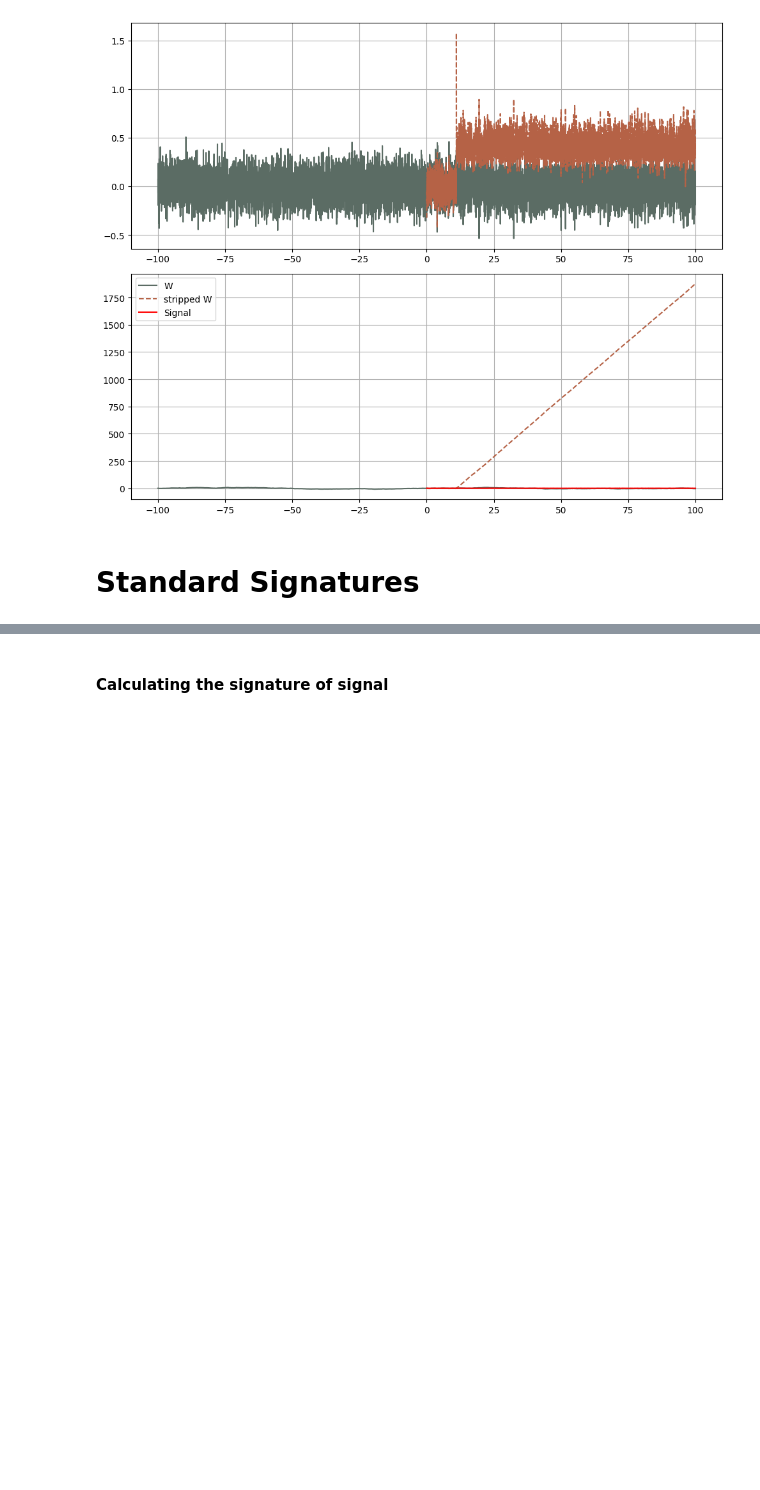
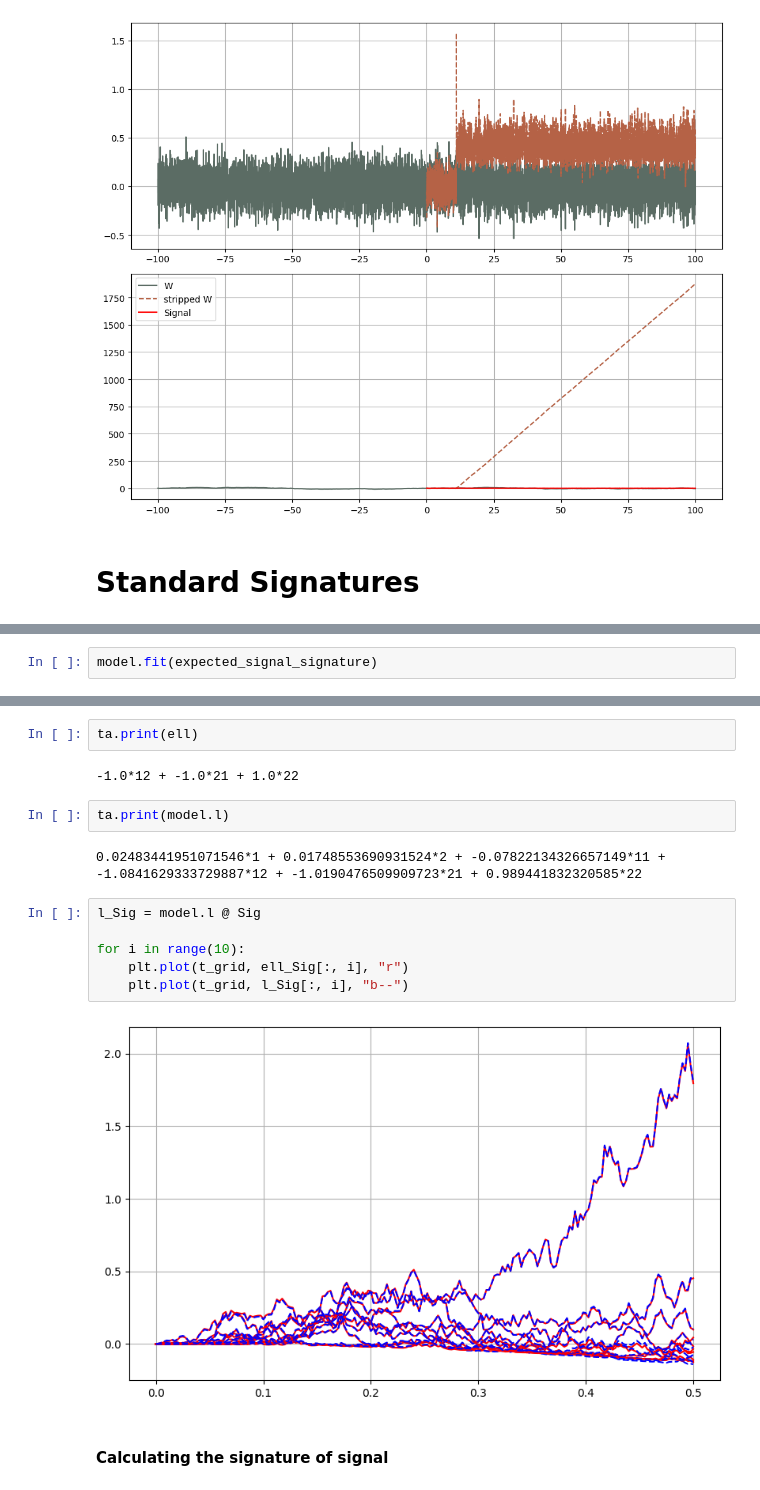
Before and after one commit to MrG1raffe/signature, a Jupyter notebook: notebooks/SignalSignature.ipynb, the cells around one changed output, grey strips where cells are left out. Saved outputs shown, nothing was run; the diff lists cells and outputs as text; blank space fills up the shorter version.

```diff
--- a/notebooks/SignalSignature.ipynb
+++ b/notebooks/SignalSignature.ipynb
@@ -240,0 +249,2 @@ plt.legend()
+# %%
+model.fit(expected_signal_signature)
@@ -241,3 +269,19 @@ plt.legend()
+# %%
+ta.print(ell)
+# %% [output]
+-1.0*12 + -1.0*21 + 1.0*22
+# %%
+ta.print(model.l)
+# %% [output]
+0.02483441951071546*1 + 0.01748553690931524*2 + -0.07822134326657149*11 + -1.0841629333729887*12 + -1.0190476509909723*21 + 0.989441832320585*22
+# %%
+l_Sig = model.l @ Sig
+
+for i in range(10):
+    plt.plot(t_grid, ell_Sig[:, i], "r")
+    plt.plot(t_grid, l_Sig[:, i], "b--")
+# %% [output]
+[figure, added]
 # %% [markdown]
 #### Calculating the signature of signal
 # %%
```
Also changed, not shown: parts of 30 cells of this notebook, 26 other files.
